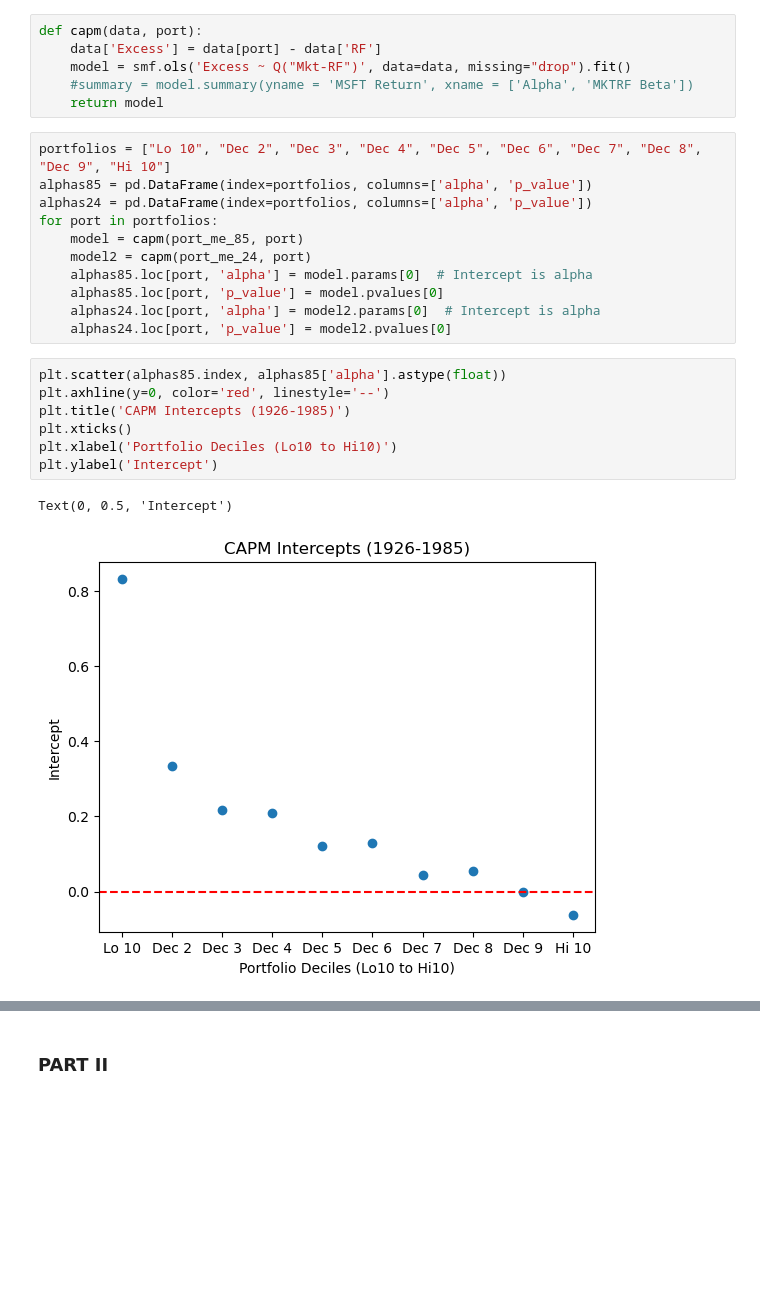
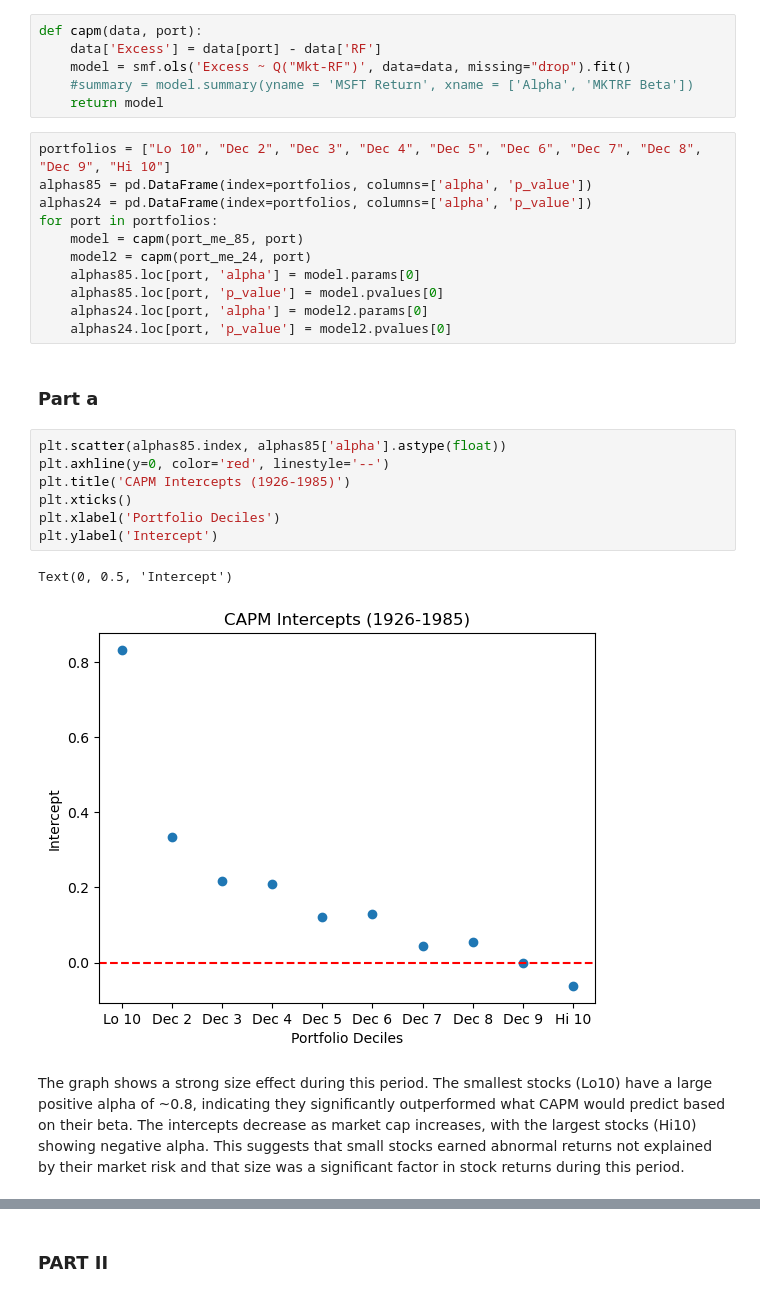
Before and after one commit to mmikanguyen/fina4335project02, a Jupyter notebook: Project2_Template.ipynb, the cells around one changed output, grey strips where cells are left out. Drawn from its saved outputs; the diff is of its cells as text; blank space fills up the shorter version.

```diff
--- a/Project2_Template.ipynb
+++ b/Project2_Template.ipynb
@@ -116,17 +105,21 @@ alphas24 = pd.DataFrame(index=portfolios, columns=['alpha', 'p_value'])
 for port in portfolios:
     model = capm(port_me_85, port)
     model2 = capm(port_me_24, port)
-    alphas85.loc[port, 'alpha'] = model.params[0]  # Intercept is alpha
+    alphas85.loc[port, 'alpha'] = model.params[0]
     alphas85.loc[port, 'p_value'] = model.pvalues[0]
-    alphas24.loc[port, 'alpha'] = model2.params[0]  # Intercept is alpha
+    alphas24.loc[port, 'alpha'] = model2.params[0]
     alphas24.loc[port, 'p_value'] = model2.pvalues[0]
+# %% [markdown]
+### Part a
 # %%
 plt.scatter(alphas85.index, alphas85['alpha'].astype(float))
 plt.axhline(y=0, color='red', linestyle='--')
 plt.title('CAPM Intercepts (1926-1985)')
 plt.xticks()
-plt.xlabel('Portfolio Deciles (Lo10 to Hi10)')
+plt.xlabel('Portfolio Deciles')
 plt.ylabel('Intercept')
 # %% [output]
 Text(0, 0.5, 'Intercept')
-[figure, old version]
+[figure, new version]
+# %% [markdown]
+The graph shows a strong size effect during this period. The smallest stocks (Lo10) have a large positive alpha of ~0.8, indicating they significantly outperformed what CAPM would predict based on their beta. The intercepts decrease as market cap increases, with the largest stocks (Hi10) showing negative alpha. This suggests that small stocks earned abnormal returns not explained by their market risk and that size was a significant factor in stock returns during this period.
```
Also changed, not shown: parts of 18 cells of this notebook.
